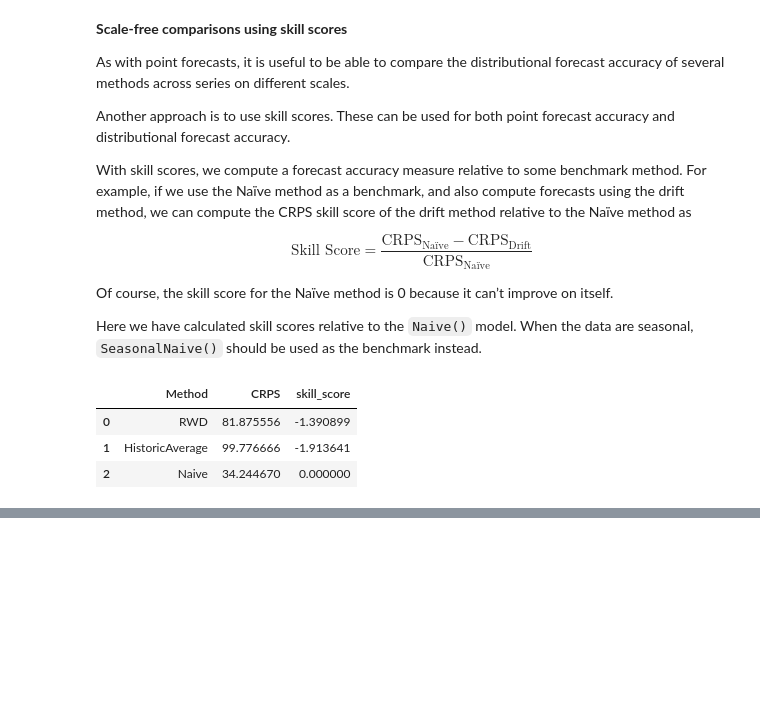
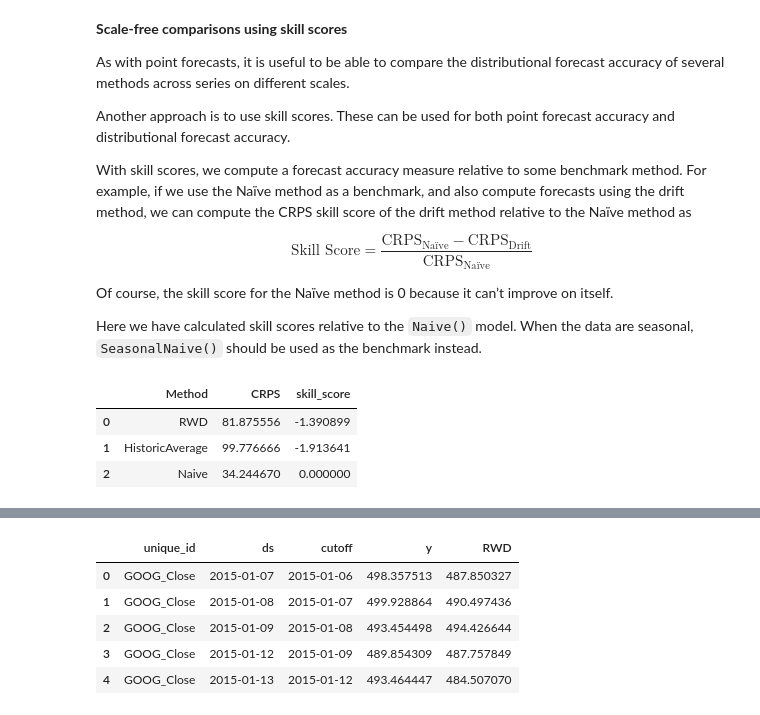
Before and after one commit to Minajamfum/forecasting, a Jupyter notebook: chapter5.ipynb, the cells around one changed output, grey strips where cells are left out. Drawn from its saved outputs; the diff is of its cells as text; code cells hidden in the pictures; blank space fills up the shorter version.

```diff
--- a/chapter5.ipynb
+++ b/chapter5.ipynb
@@ -993,0 +1002,14 @@ crps_skill_df
+# %%
+goog_2015 = goog_df.loc[lambda x: x["ds"].dt.year == 2015].copy()
+drift_method = RandomWalkWithDrift()
+sf = StatsForecast(models=[drift_method], freq="B")
+cv_df = sf.cross_validation(h=1, df=goog_2015, step_size=1, test_size=249)
+
+cv_df.head()
+# %% [output]
+|  | unique_id | ds | cutoff | y | RWD |
+| 0 | GOOG_Close | 2015-01-07 | 2015-01-06 | 498.357513 | 487.850327 |
+| 1 | GOOG_Close | 2015-01-08 | 2015-01-07 | 499.928864 | 490.497436 |
+| 2 | GOOG_Close | 2015-01-09 | 2015-01-08 | 493.454498 | 494.426644 |
+| 3 | GOOG_Close | 2015-01-12 | 2015-01-09 | 489.854309 | 487.757849 |
+| 4 | GOOG_Close | 2015-01-13 | 2015-01-12 | 493.464447 | 484.507070 |
```
Also changed, not shown: parts of 3 cells of this notebook.
